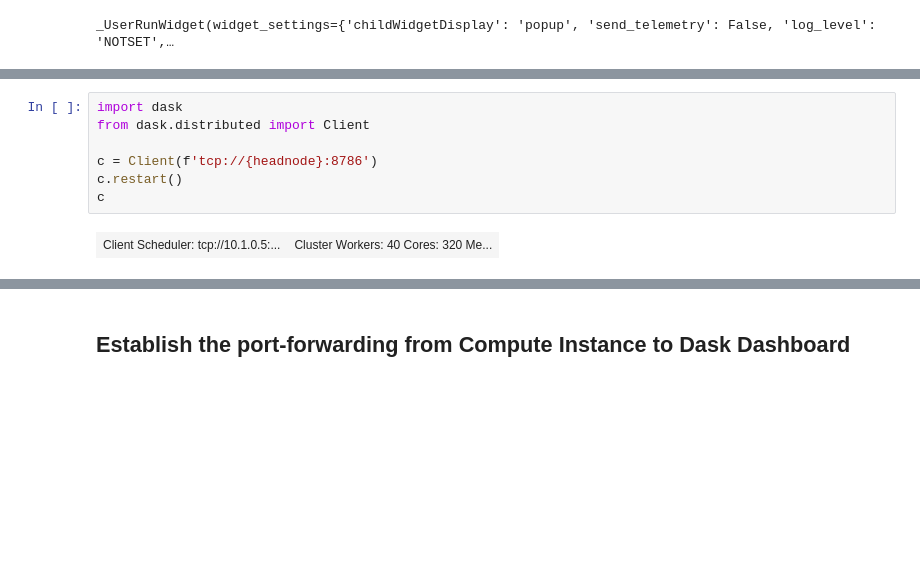
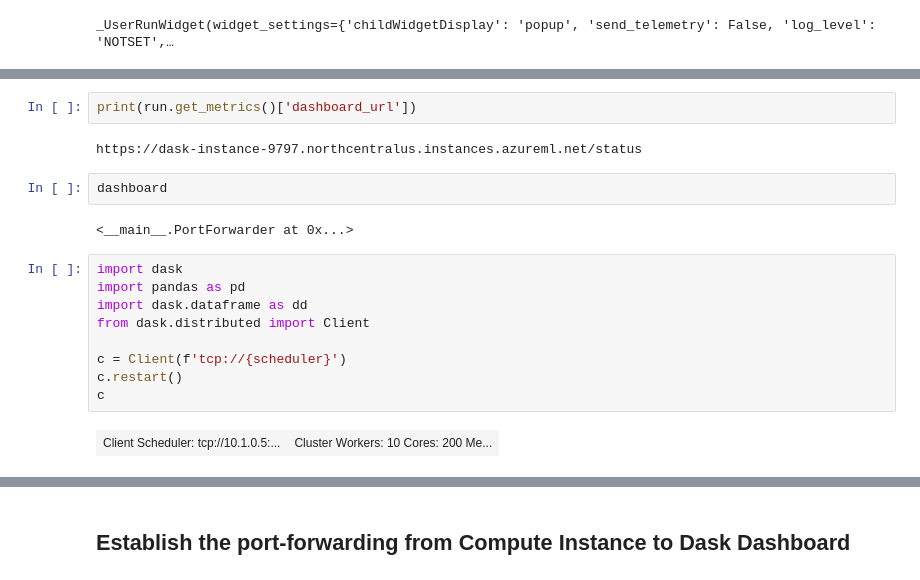
Before and after one commit to lostmygithubaccount/dasky, a Jupyter notebook: StartDask.ipynb, the cells around one changed output, grey strips where cells are left out. Cells and saved outputs as stored; diff of their text form; blank space fills up the shorter version.

```diff
--- a/StartDask.ipynb
+++ b/StartDask.ipynb
@@ -54,9 +113,19 @@ else:
+# %%
+print(run.get_metrics()['dashboard_url'])
+# %% [output]
+https://dask-instance-9797.northcentralus.instances.azureml.net/status
+# %%
+dashboard
+# %% [output]
+<__main__.PortForwarder at 0x...>
 # %%
 import dask
+import pandas as pd
+import dask.dataframe as dd
 from dask.distributed import Client
 
-c = Client(f'tcp://{headnode}:8786')
+c = Client(f'tcp://{scheduler}')
 c.restart()
 c
 # %% [output]
-| Client Scheduler: tcp://10.1.0.5:... | Cluster Workers: 40 Cores: 320 Me... |
+| Client Scheduler: tcp://10.1.0.5:... | Cluster Workers: 10 Cores: 200 Me... |
```
Also changed, not shown: parts of 17 cells of this notebook, 1 other file.
